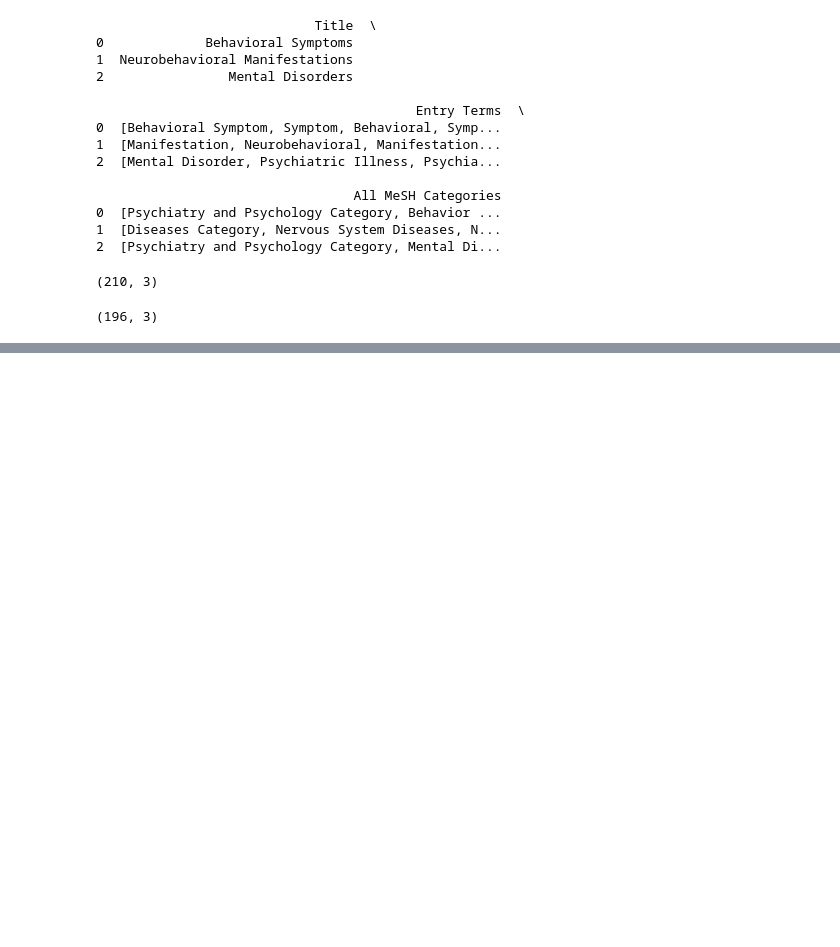
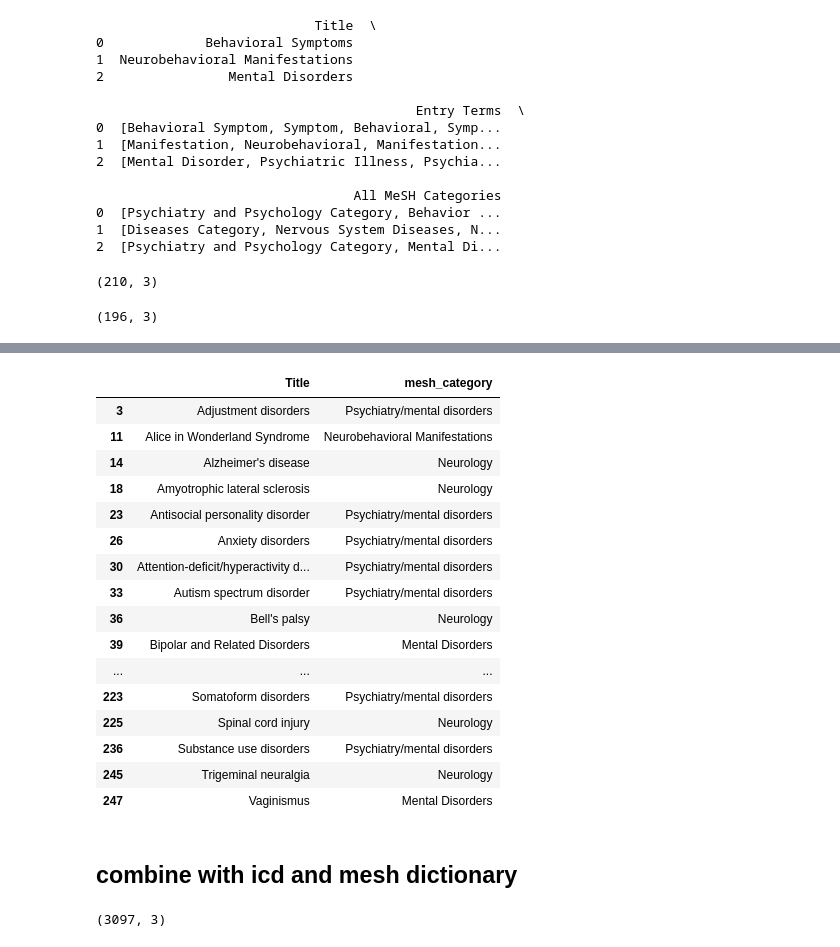
Before and after one commit to Ineichen-Group/NeuroTrialAnalysis, a Jupyter notebook: Extract_MeSH_Data.ipynb, the cells around one changed output, grey strips where cells are left out. Cells and saved outputs as stored; diff of their text form; code cells hidden in the pictures; blank space fills up the shorter version.

```diff
--- a/Extract_MeSH_Data.ipynb
+++ b/Extract_MeSH_Data.ipynb
@@ -193,0 +266,2 @@ nodes_raw[0].split('\n', 2)#[0]
+# %%
+processed_terms_combined = pd.concat([final_df_part1, final_df_30], ignore_index=True)
@@ -193,0 +284,15 @@ nodes_raw[0].split('\n', 2)#[0]
+# %%
+# Extract the first element from 'All MeSH Categories' and rename the column to 'Disease Class'
+processed_terms_combined['Disease Class'] = processed_terms_combined['All MeSH Categories'].apply(lambda x: x[0] if x else None)
+
+# Keep the 'Title', 'Entry Terms', and 'Disease Class' columns
+processed_terms_combined = processed_terms_combined[['Title', 'Entry Terms', 'Disease Class']]
+
+# Explode the 'Entry Terms' column to create separate rows for each term
+exploded_df = processed_terms_combined.explode('Entry Terms')
+
+# Combine 'Title' and exploded 'Entry Terms' into one column, while keeping 'Disease Class' associated
+combined_terms = pd.concat([
+    exploded_df[['Entry Terms', 'Disease Class']].rename(columns={'Entry Terms': 'Neurological Disease'}),
+    processed_terms_combined[['Title', 'Disease Class']].rename(columns={'Title': 'Neurological Disease'})
+], ignore_index=True)
@@ -193,0 +319,3 @@ nodes_raw[0].split('\n', 2)#[0]
+# %%
+df2_renamed = terms_list_combined_no_duplicates.rename(columns={'term': 'Title'})
+df2_renamed.head()
@@ -193,0 +329,32 @@ nodes_raw[0].split('\n', 2)#[0]
+# %%
+df1 = processed_terms_combined.copy()
+# Perform an outer join and use an indicator to track the source of each row
+merged_df = pd.merge(df1, df2_renamed, on='Title', how='outer', indicator=True)
+
+# Filter to keep only the rows from df2 (where the merge indicator is 'right_only')
+non_matching_rows_df2 = merged_df[merged_df['_merge'] == 'right_only']
+
+# Drop the merge indicator column and any columns from df1 that were added to the result
+final_df = non_matching_rows_df2.drop(columns=['_merge'] + list(df1.columns.difference(['Title'])))
+# %%
+final_df
+# %% [output]
+|  | Title | mesh_category |
+| 3 | Adjustment disorders | Psychiatry/mental disorders |
+| 11 | Alice in Wonderland Syndrome | Neurobehavioral Manifestations |
+| 14 | Alzheimer's disease | Neurology |
+| 18 | Amyotrophic lateral sclerosis | Neurology |
+| 23 | Antisocial personality disorder | Psychiatry/mental disorders |
+| 26 | Anxiety disorders | Psychiatry/mental disorders |
+| 30 | Attention-deficit/hyperactivity d... | Psychiatry/mental disorders |
+| 33 | Autism spectrum disorder | Psychiatry/mental disorders |
+| 36 | Bell's palsy | Neurology |
+| 39 | Bipolar and Related Disorders | Mental Disorders |
+| ... | ... | ... |
+| 223 | Somatoform disorders | Psychiatry/mental disorders |
+| 225 | Spinal cord injury | Neurology |
+| 236 | Substance use disorders | Psychiatry/mental disorders |
+| 245 | Trigeminal neuralgia | Neurology |
+| 247 | Vaginismus | Mental Disorders |
+# %% [markdown]
+## combine with icd and mesh dictionary
@@ -193,0 +363,4 @@ nodes_raw[0].split('\n', 2)#[0]
+# %%
+psych_df.shape
+# %% [output]
+(3097, 3)
```
Also changed, not shown: parts of 41 cells of this notebook.
